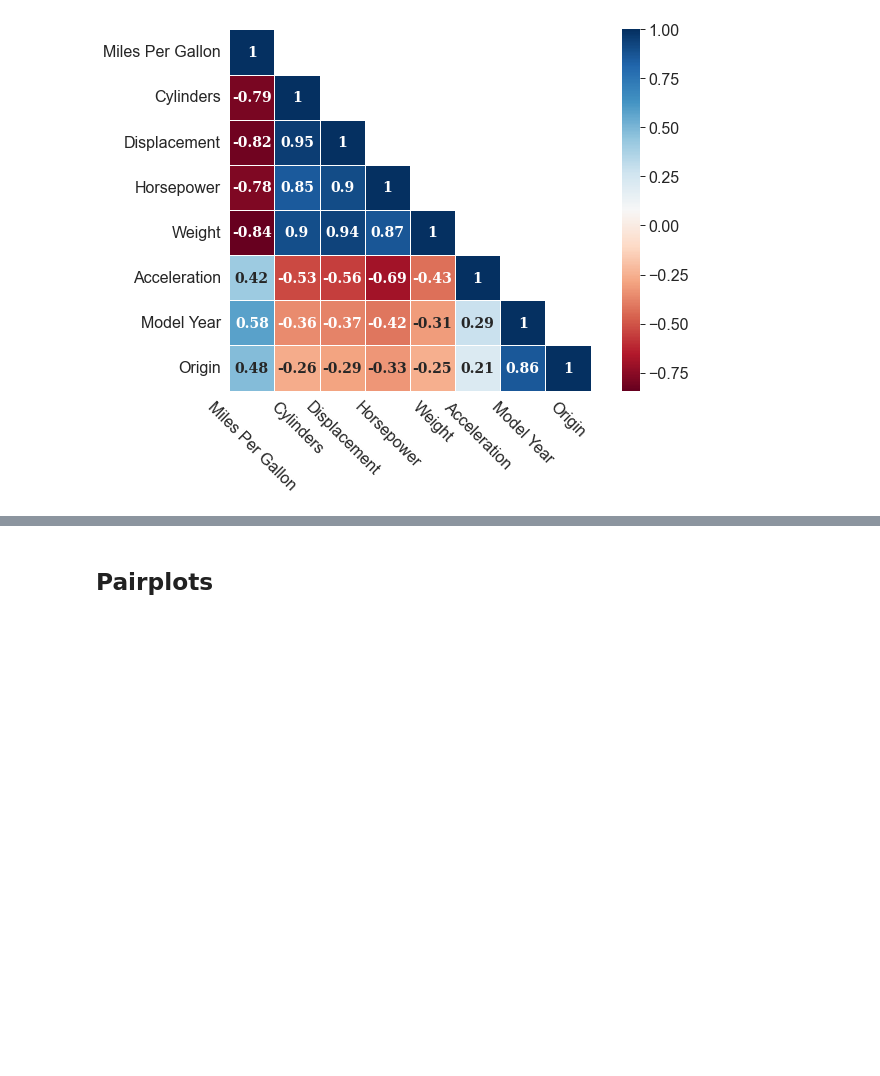
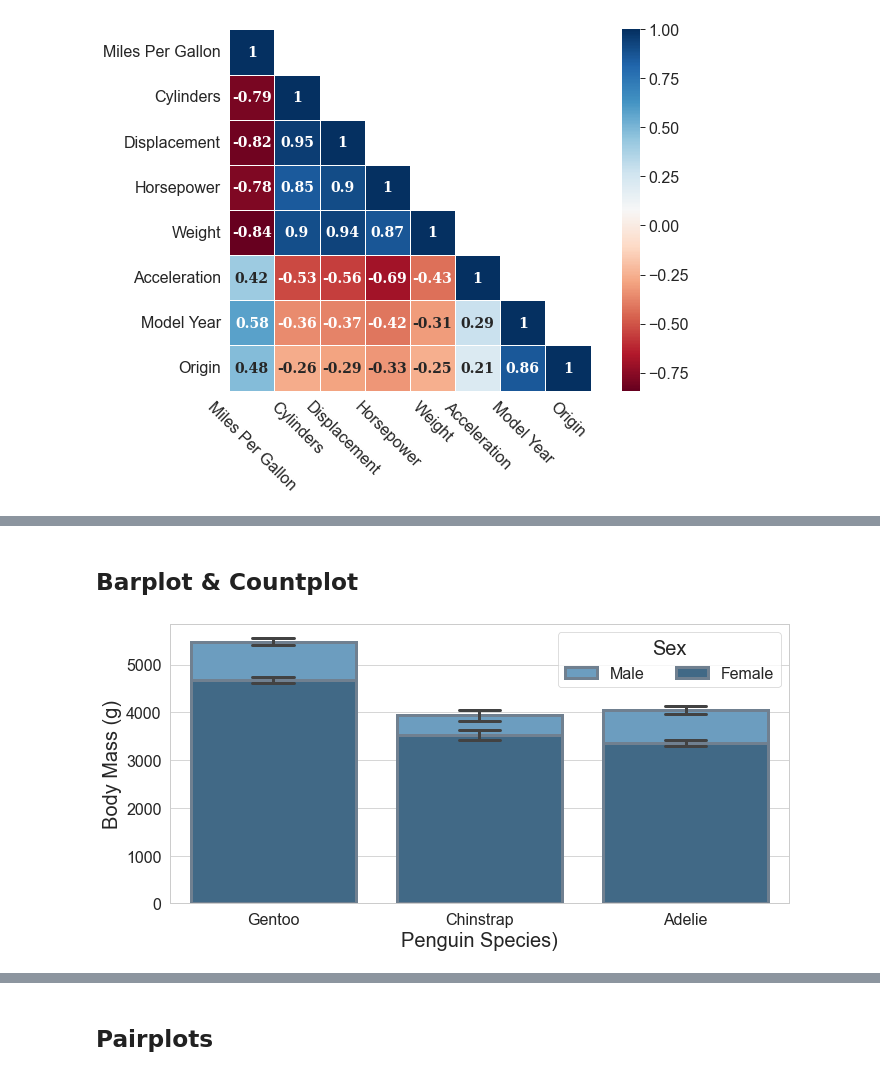
Before and after one commit to bartosz67/matplotlib_seaborn_plots, a Jupyter notebook: plots.ipynb, the cells around one changed output, grey strips where cells are left out. Cells and saved outputs as stored; diff of their text form; code cells hidden in the pictures; blank space fills up the shorter version.

```diff
--- a/plots.ipynb
+++ b/plots.ipynb
@@ -570,0 +653,35 @@ plt.tight_layout()
+# %% [markdown]
+## Barplot & Countplot
+# %%
+plt.figure(figsize=(10, 5))
+
+p = sns.barplot(data=penguins,
+            x='species', y='body_mass_g',
+            # x='body_mass_g', y='species',
+            # estimator=np.std, # np.max,
+            hue='sex',
+
+            # ci=None, #68,
+            errwidth=3,
+            capsize=0.2,
+
+            palette='Blues_d',
+            edgecolor='slategray',
+            lw=3,
+
+            dodge=False,
+
+            order=['Gentoo', 'Chinstrap', 'Adelie'],
+            hue_order=['Male', 'Female'],
+           )
+
+
+plt.ylabel('Body Mass (g)', fontsize=20)
+plt.xlabel('Penguin Species)', fontsize=20)
+plt.yticks(rotation=0)
+plt.xticks(fontsize=16)
+p.legend(title='Sex', title_fontsize='20', fontsize='16', loc='upper right', ncol=2,) #bbox_to_anchor= (1, 1.2))
+plt.tight_layout()
+plt.yticklabels = []
+# %% [output]
+[figure, added]
```
Also changed, not shown: parts of 13 cells of this notebook.
